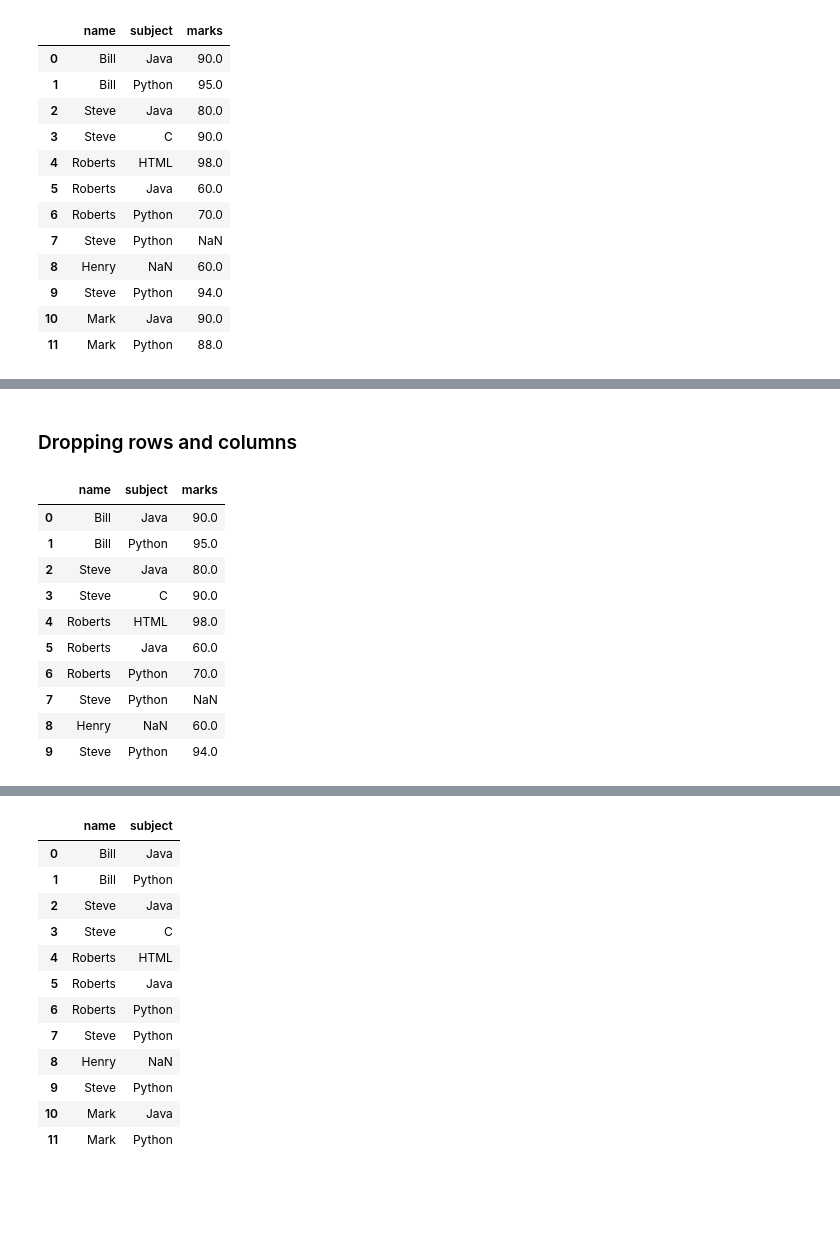
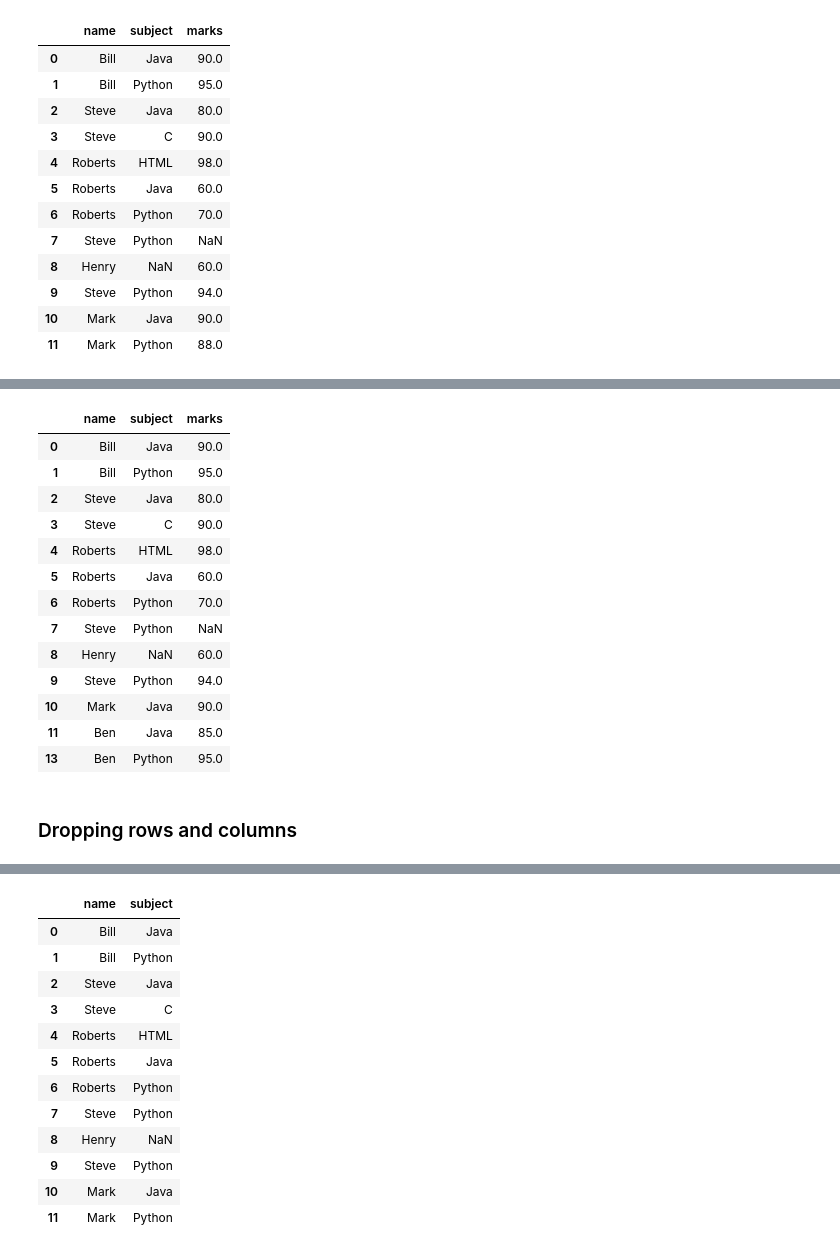
Before and after one commit to srikanthpragada/DS_18_MAY_2020, a Jupyter notebook: pandas/marks_df.ipynb, the cells around one changed output, grey strips where cells are left out. Cells and saved outputs as stored; diff of their text form; code cells hidden in the pictures; blank space fills up the shorter version.

```diff
--- a/pandas/marks_df.ipynb
+++ b/pandas/marks_df.ipynb
@@ -365,16 +401,19 @@ df
+# %%
+df
+# %% [output]
+|  | name | subject | marks |
+| 0 | Bill | Java | 90.0 |
+| 1 | Bill | Python | 95.0 |
+| 2 | Steve | Java | 80.0 |
+| 3 | Steve | C | 90.0 |
+| 4 | Roberts | HTML | 98.0 |
+| 5 | Roberts | Java | 60.0 |
+| 6 | Roberts | Python | 70.0 |
+| 7 | Steve | Python | NaN |
+| 8 | Henry | NaN | 60.0 |
+| 9 | Steve | Python | 94.0 |
+| 10 | Mark | Java | 90.0 |
+| 11 | Ben | Java | 85.0 |
+| 13 | Ben | Python | 95.0 |
 # %% [markdown]
 ### Dropping rows and columns
-# %%
-df.drop([11,10])
-# %% [output]
-|  | name | subject | marks |
-| 0 | Bill | Java | 90.0 |
-| 1 | Bill | Python | 95.0 |
-| 2 | Steve | Java | 80.0 |
-| 3 | Steve | C | 90.0 |
-| 4 | Roberts | HTML | 98.0 |
-| 5 | Roberts | Java | 60.0 |
-| 6 | Roberts | Python | 70.0 |
-| 7 | Steve | Python | NaN |
-| 8 | Henry | NaN | 60.0 |
-| 9 | Steve | Python | 94.0 |
```
Also changed, not shown: parts of 10 cells of this notebook, 3 other files.
